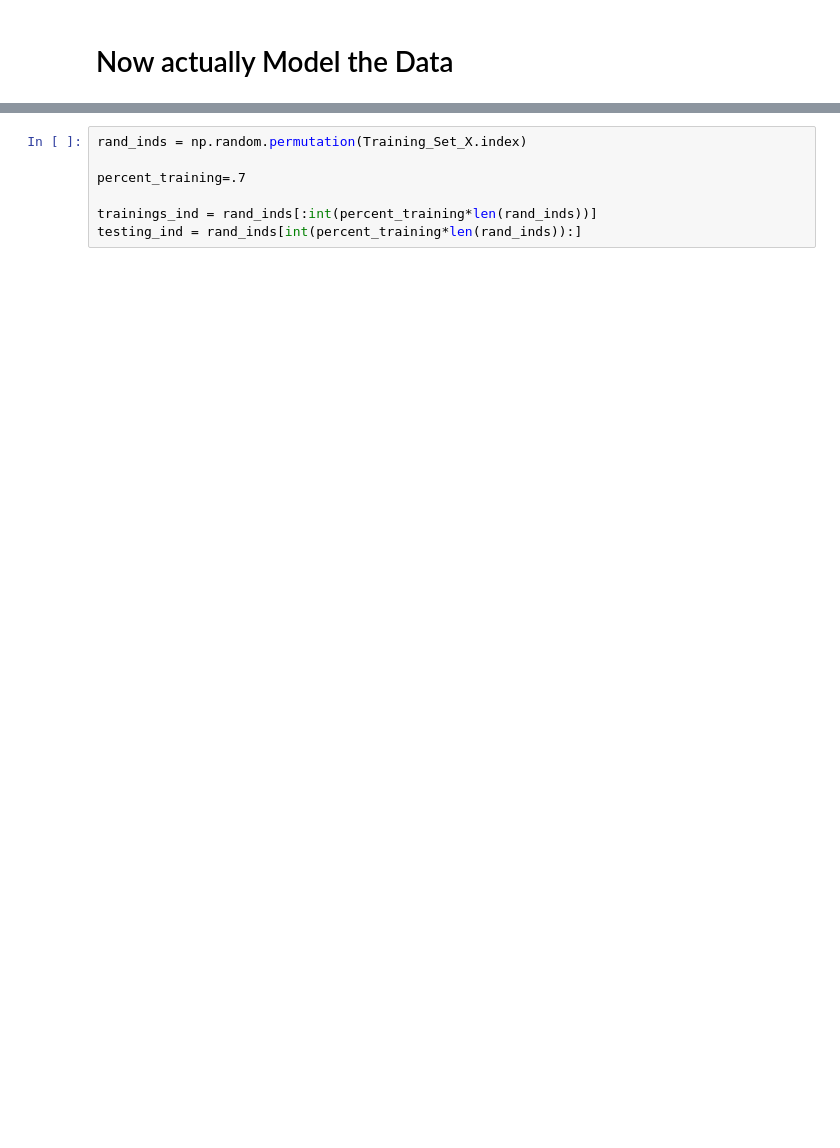
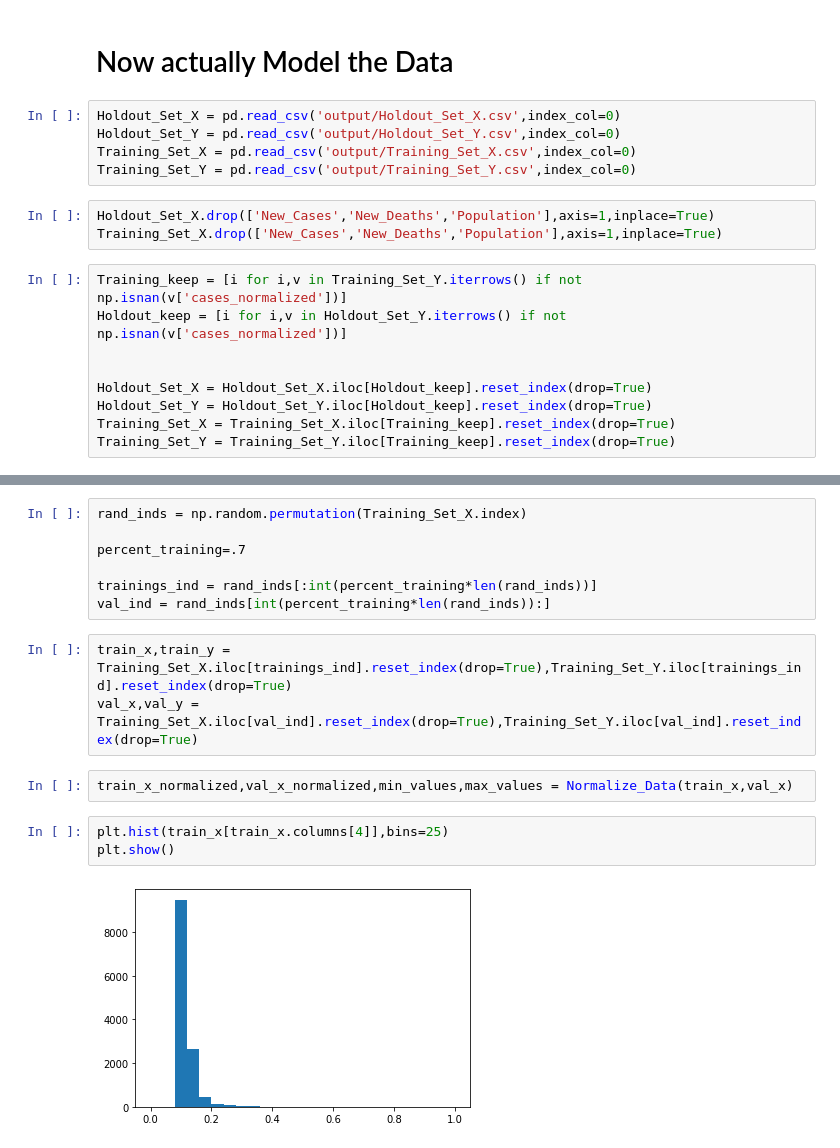
Before and after one commit to sbs87/MIT_COVID19, a Jupyter notebook: Modeling.ipynb, the cells around one changed output, grey strips where cells are left out. Drawn from its saved outputs; the diff is of its cells as text; blank space fills up the shorter version.

```diff
--- a/Modeling.ipynb
+++ b/Modeling.ipynb
@@ -205,3 +220,20 @@ Training_Set_Y.to_csv('output/Training_Set_Y.csv',index=True)
 # %% [markdown]
 # Now actually Model the Data
+# %%
+Holdout_Set_X = pd.read_csv('output/Holdout_Set_X.csv',index_col=0)
+Holdout_Set_Y = pd.read_csv('output/Holdout_Set_Y.csv',index_col=0)
+Training_Set_X = pd.read_csv('output/Training_Set_X.csv',index_col=0)
+Training_Set_Y = pd.read_csv('output/Training_Set_Y.csv',index_col=0)
+# %%
+Holdout_Set_X.drop(['New_Cases','New_Deaths','Population'],axis=1,inplace=True)
+Training_Set_X.drop(['New_Cases','New_Deaths','Population'],axis=1,inplace=True)
+# %%
+Training_keep = [i for i,v in Training_Set_Y.iterrows() if not np.isnan(v['cases_normalized'])]
+Holdout_keep = [i for i,v in Holdout_Set_Y.iterrows() if not np.isnan(v['cases_normalized'])]
+
+
+Holdout_Set_X = Holdout_Set_X.iloc[Holdout_keep].reset_index(drop=True)
+Holdout_Set_Y = Holdout_Set_Y.iloc[Holdout_keep].reset_index(drop=True)
+Training_Set_X = Training_Set_X.iloc[Training_keep].reset_index(drop=True)
+Training_Set_Y = Training_Set_Y.iloc[Training_keep].reset_index(drop=True)
 # %%
@@ -224,4 +258,14 @@ rand_inds = np.random.permutation(Training_Set_X.index)
 percent_training=.7
 
 trainings_ind = rand_inds[:int(percent_training*len(rand_inds))]
-testing_ind = rand_inds[int(percent_training*len(rand_inds)):]
+val_ind = rand_inds[int(percent_training*len(rand_inds)):]
+# %%
+train_x,train_y = Training_Set_X.iloc[trainings_ind].reset_index(drop=True),Training_Set_Y.iloc[trainings_ind].reset_index(drop=True)
+val_x,val_y = Training_Set_X.iloc[val_ind].reset_index(drop=True),Training_Set_Y.iloc[val_ind].reset_index(drop=True)
+# %%
+train_x_normalized,val_x_normalized,min_values,max_values = Normalize_Data(train_x,val_x)
+# %%
+plt.hist(train_x[train_x.columns[4]],bins=25)
+plt.show()
+# %% [output]
+[figure, added]
```
Also changed, not shown: parts of 26 cells of this notebook.
